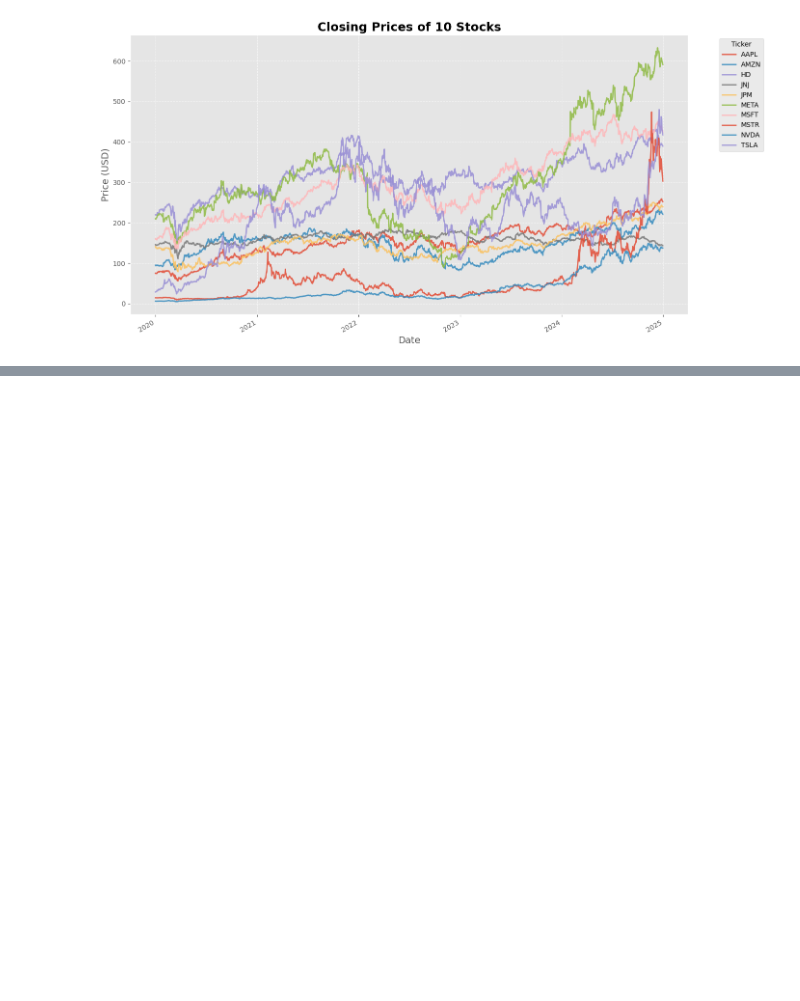
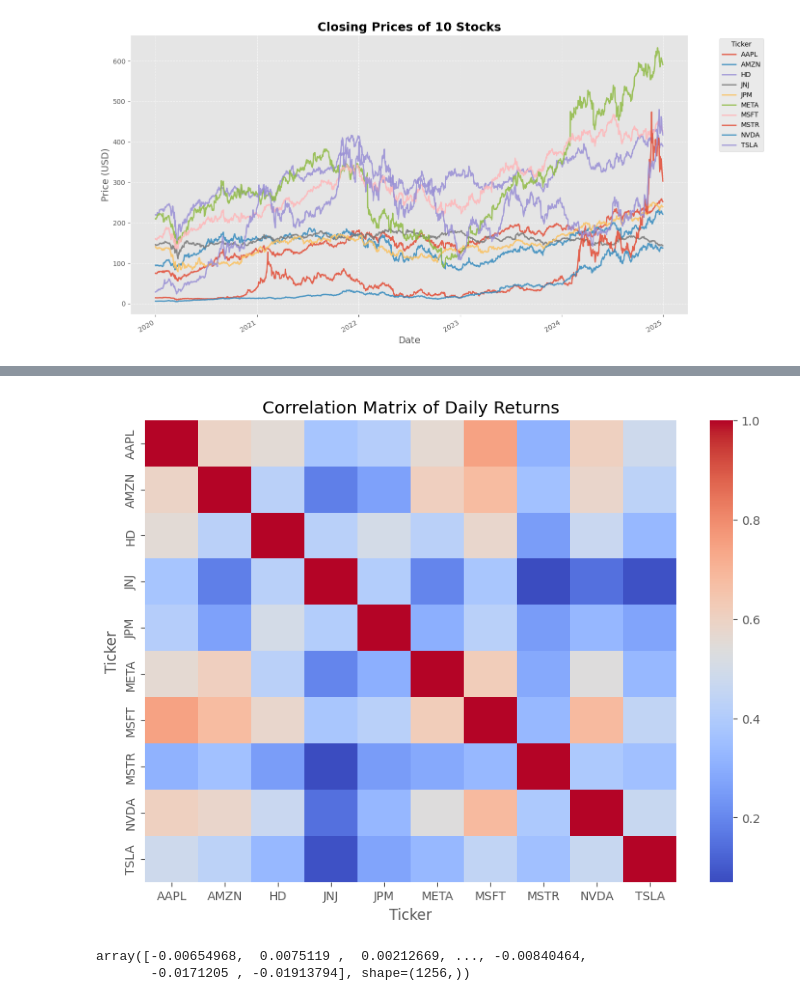
Before and after one commit to Imperial-Business-School/python-for-finance-poonnnt, a Jupyter notebook: Individual Assignment.ipynb, the cells around one changed output, grey strips where cells are left out. Cells and saved outputs as stored; diff of their text form; code cells hidden in the pictures; blank space fills up the shorter version.

```diff
--- a/Individual Assignment.ipynb
+++ b/Individual Assignment.ipynb
@@ -159,0 +156,28 @@ Now processing signals for TSLA....
+# %%
+correlation_matrix = pivot_df.pct_change().corr()
+
+fig, ax = plt.subplots(figsize=(10,7))
+sns.heatmap(correlation_matrix, annot=False, cmap='coolwarm', ax=ax)
+ax.set_title('Correlation Matrix of Daily Returns')
+plt.show()
+# %% [output]
+[figure, added]
+# %%
+# df_pivot = df.pivot(index="DlyCalDt", columns="Ticker", values="DlyClose")
+pivot_df.index = pd.to_datetime(pivot_df.index, dayfirst=True)
+pivot_df.sort_index(inplace=True)
+
+pivot_df.iloc[:, 0:10]
+df = pivot_df.loc[:, ["AAPL", "MSFT", "AMZN", "META", "TSLA", "NVDA", "MSTR", "JPM", "HD", "JNJ"]]
+
+weights = np.ones(10) / 10
+
+returns = df.pct_change()
+returns.dropna(inplace=True)
+returns
+
+p_returns = np.dot(returns, weights)
+p_returns
+# %% [output]
+array([-0.00654968,  0.0075119 ,  0.00212669, ..., -0.00840464,
+       -0.0171205 , -0.01913794], shape=(1256,))
```
Also changed, not shown: parts of 4 cells of this notebook, 1 other file.
